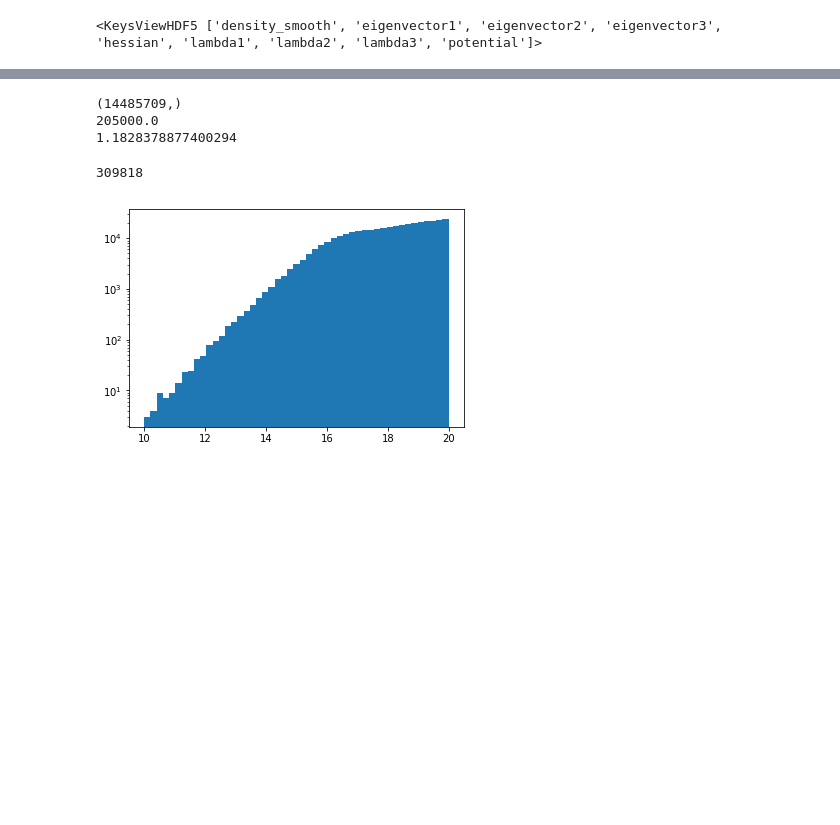
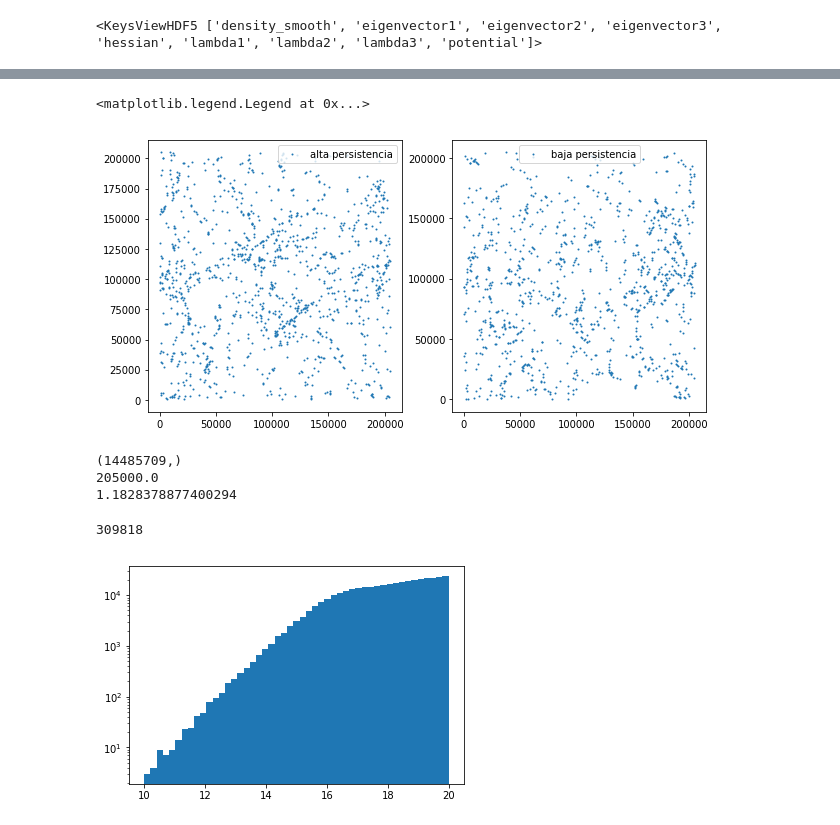
Before and after one commit to forero/IllustrisWeb, a Jupyter notebook: compute_illustris_mock.ipynb, the cells around one changed output, grey strips where cells are left out. Saved outputs shown, nothing was run; the diff lists cells and outputs as text; code cells hidden in the pictures; blank space fills up the shorter version.

Commit message:
persistencia

```diff
--- a/compute_illustris_mock.ipynb
+++ b/compute_illustris_mock.ipynb
@@ -37,3 +86,17 @@ BoxSize = header['BoxSize']
+# %%
+ll = mu_3_halo > percent[2]
+nn = mu_3_halo < percent[0]
+mm = (star_mass < 11.0) & (pos[:,2]>180000)
+plt.figure(figsize=(10,5))
+plt.subplot(1,2,1)
+plt.scatter(pos[(ll & mm),0], pos[(ll & mm),1], s=1.0, label='alta persistencia')
+plt.legend()
+plt.subplot(1,2,2)
+plt.scatter(pos[(nn & mm),0], pos[(nn & mm),1], s=1.0, label='baja persistencia')
+plt.legend()
+# %% [output]
+<matplotlib.legend.Legend at 0x...>
+[figure, added]
 # %%
 hubble = 0.677
 r_absolute = subhalos['SubhaloStellarPhotometrics'][:,5]
```
Also changed, not shown: parts of 9 cells of this notebook.
